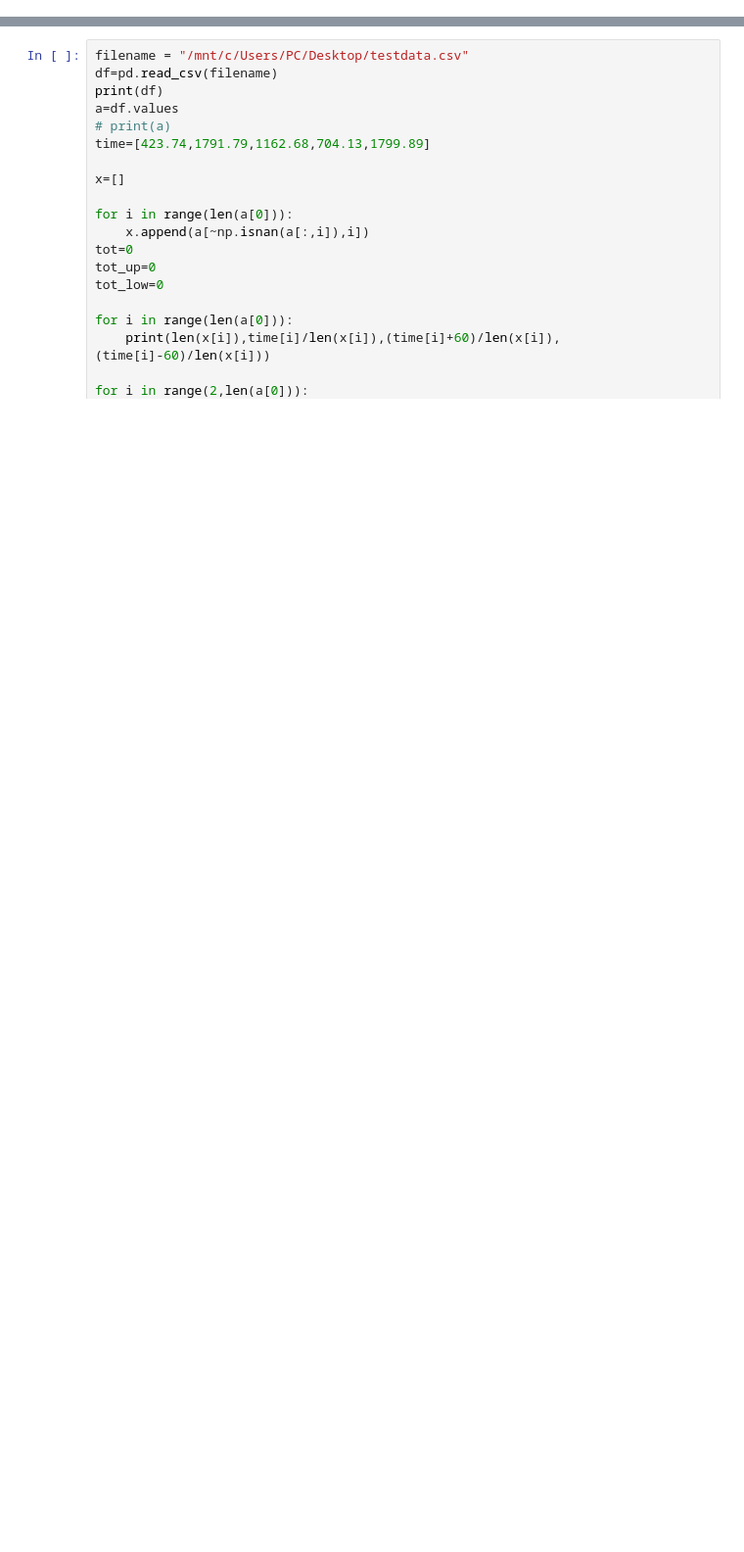
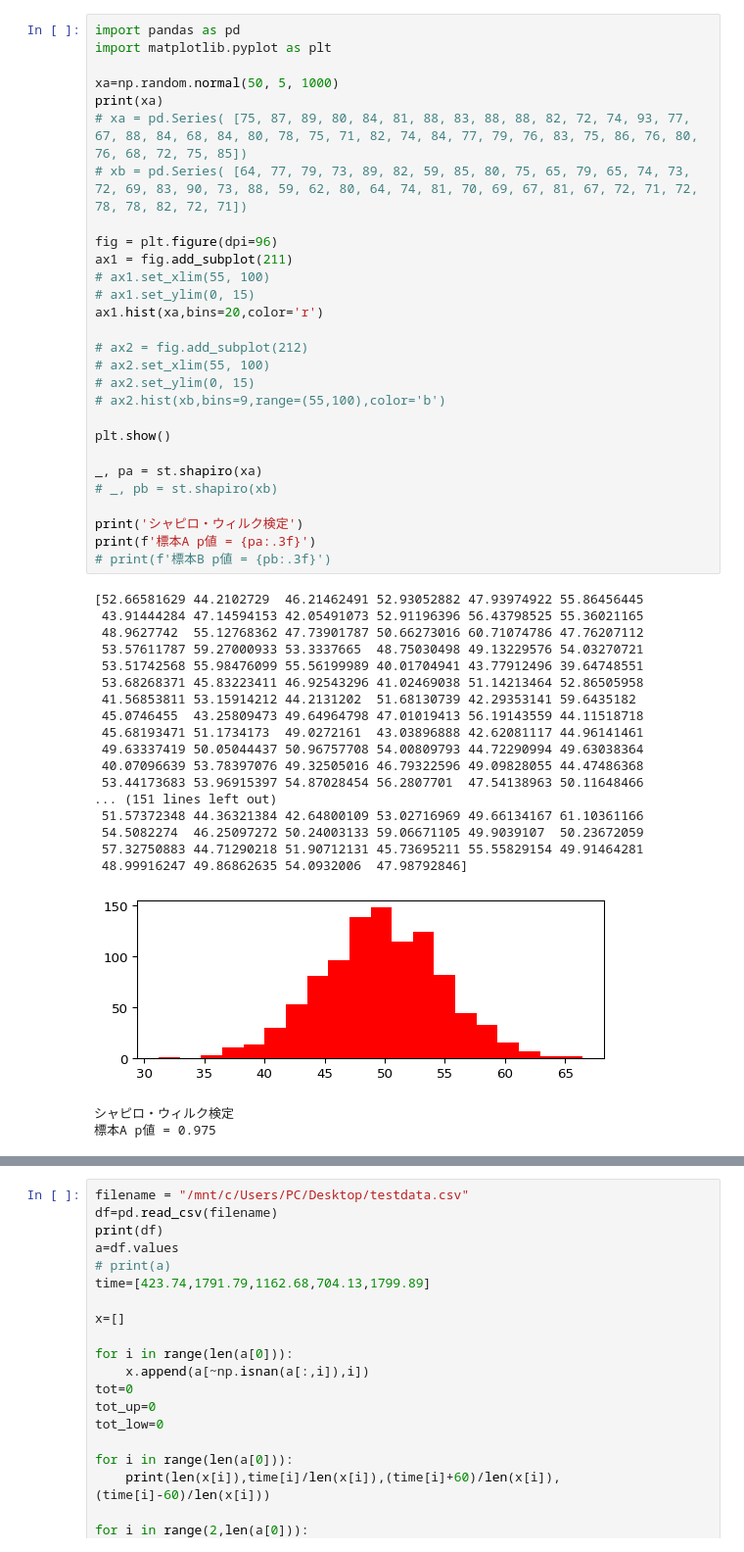
Before and after one commit to momoya-N/dendrite, a Jupyter notebook: movie_analisis/analisis_program/movie_analisys_plot.ipynb, the cells around one changed output, grey strips where cells are left out. Shown at 98% size. Drawn from its saved outputs; the diff is of its cells as text; blank space fills up the shorter version.

```diff
--- a/movie_analisis/analisis_program/movie_analisys_plot.ipynb
+++ b/movie_analisis/analisis_program/movie_analisys_plot.ipynb
@@ -142,0 +175,49 @@ Edited_vector_length
+# %%
+import pandas as pd
+import matplotlib.pyplot as plt
+
+xa=np.random.normal(50, 5, 1000)
+print(xa)
+# xa = pd.Series( [75, 87, 89, 80, 84, 81, 88, 83, 88, 88, 82, 72, 74, 93, 77, 67, 88, 84, 68, 84, 80, 78, 75, 71, 82, 74, 84, 77, 79, 76, 83, 75, 86, 76, 80, 76, 68, 72, 75, 85])
+# xb = pd.Series( [64, 77, 79, 73, 89, 82, 59, 85, 80, 75, 65, 79, 65, 74, 73, 72, 69, 83, 90, 73, 88, 59, 62, 80, 64, 74, 81, 70, 69, 67, 81, 67, 72, 71, 72, 78, 78, 82, 72, 71])
+
+fig = plt.figure(dpi=96)
+ax1 = fig.add_subplot(211)
+# ax1.set_xlim(55, 100)
+# ax1.set_ylim(0, 15)
+ax1.hist(xa,bins=20,color='r')
+
+# ax2 = fig.add_subplot(212)
+# ax2.set_xlim(55, 100)
+# ax2.set_ylim(0, 15)
+# ax2.hist(xb,bins=9,range=(55,100),color='b')
+
+plt.show()
+
+_, pa = st.shapiro(xa)
+# _, pb = st.shapiro(xb)
+
+print('シャピロ・ウィルク検定')
+print(f'標本A p値 = {pa:.3f}')
+# print(f'標本B p値 = {pb:.3f}')
+# %% [output]
+[52.66581629 44.2102729  46.21462491 52.93052882 47.93974922 55.86456445
+ 43.91444284 47.14594153 42.05491073 52.91196396 56.43798525 55.36021165
+ 48.9627742  55.12768362 47.73901787 50.66273016 60.71074786 47.76207112
+ 53.57611787 59.27000933 53.3337665  48.75030498 49.13229576 54.03270721
+ 53.51742568 55.98476099 55.56199989 40.01704941 43.77912496 39.64748551
+ 53.68268371 45.83223411 46.92543296 41.02469038 51.14213464 52.86505958
+ 41.56853811 53.15914212 44.2131202  51.68130739 42.29353141 59.6435182
+ 45.0746455  43.25809473 49.64964798 47.01019413 56.19143559 44.11518718
+ 45.68193471 51.1734173  49.0272161  43.03896888 42.62081117 44.96141461
+ 49.63337419 50.05044437 50.96757708 54.00809793 44.72290994 49.63038364
+ 40.07096639 53.78397076 49.32505016 46.79322596 49.09828055 44.47486368
+ 53.44173683 53.96915397 54.87028454 56.2807701  47.54138963 50.11648466
+... (151 lines left out)
+ 51.57372348 44.36321384 42.64800109 53.02716969 49.66134167 61.10361166
+ 54.5082274  46.25097272 50.24003133 59.06671105 49.9039107  50.23672059
+ 57.32750883 44.71290218 51.90712131 45.73695211 55.55829154 49.91464281
+ 48.99916247 49.86862635 54.0932006  47.98792846]
+[figure, added]
+シャピロ・ウィルク検定
+標本A p値 = 0.975
```
Also changed, not shown: parts of 4 cells of this notebook, 2 other files.
